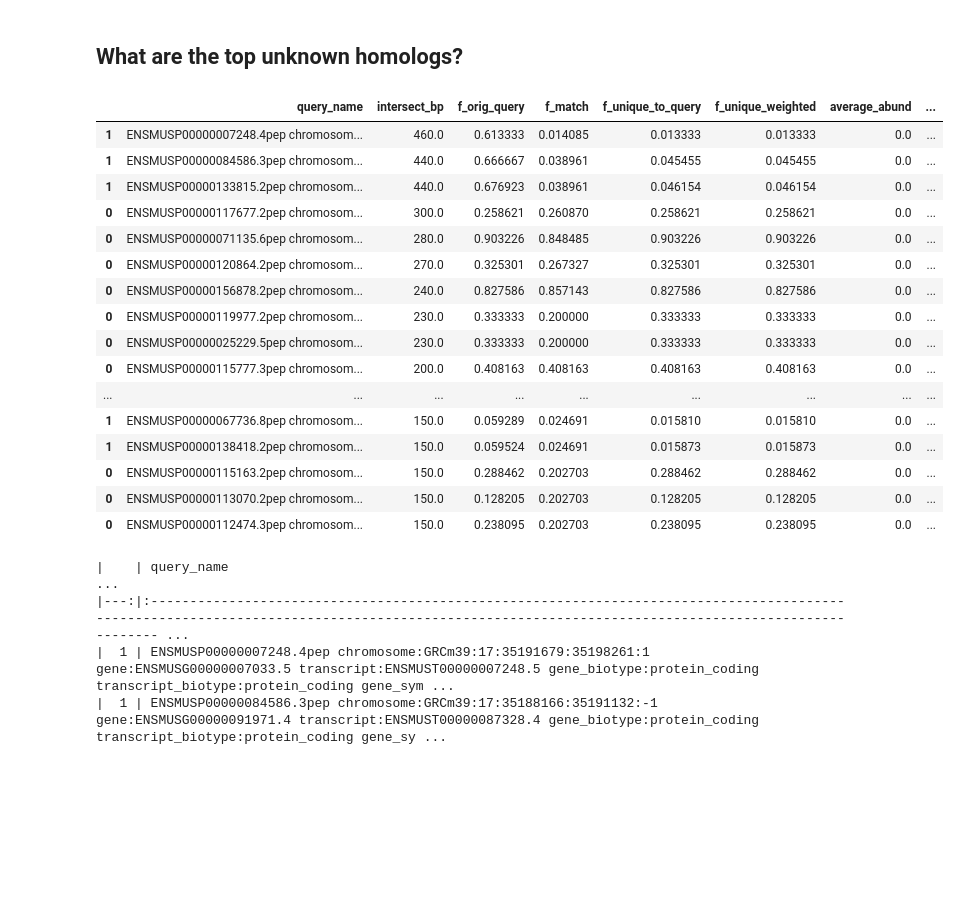
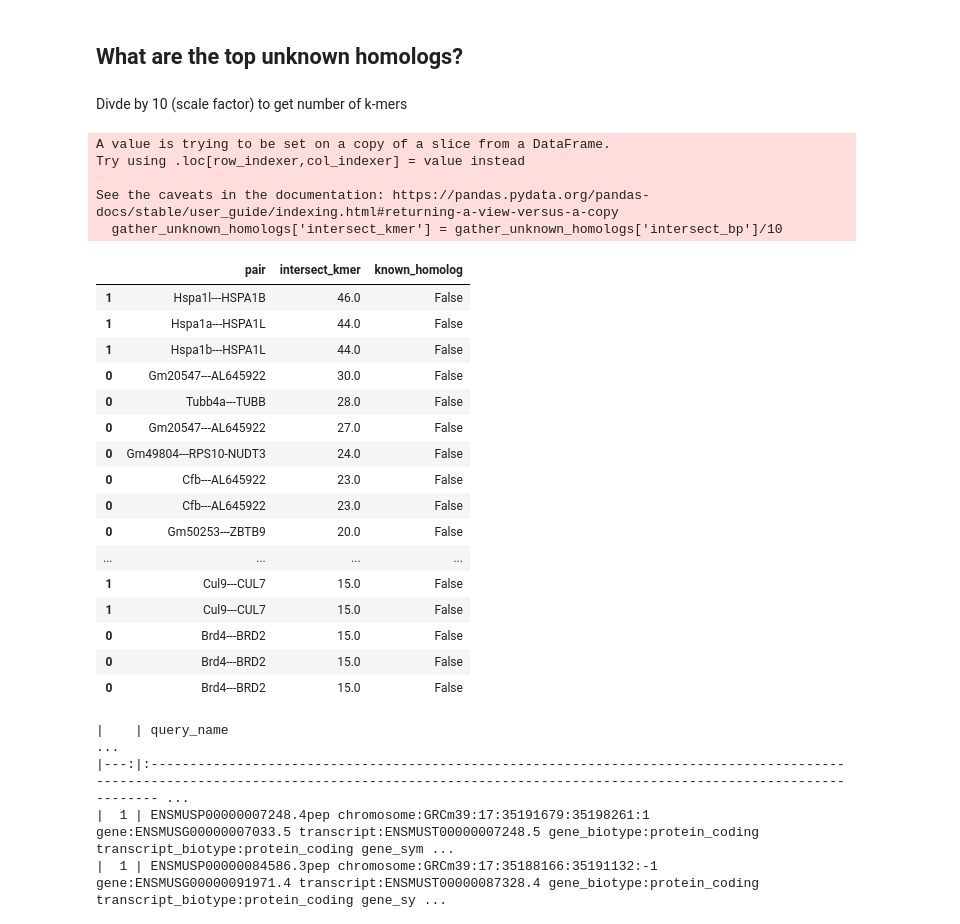
Before and after one commit to olgabot/botryllus-mhc, a Jupyter notebook: notebooks/003_human_mouse_hp_kmers.ipynb, the cells around one changed output. Drawn from its saved outputs; the diff is of its cells as text; code cells hidden in the pictures; blank space fills up the shorter version.

```diff
--- a/notebooks/003_human_mouse_hp_kmers.ipynb
+++ b/notebooks/003_human_mouse_hp_kmers.ipynb
@@ -65,0 +395,20 @@ human_mouse_homologs.head()
+# %%
+lines = []
+
+def rejoin_sorted(string, delimiter='|'):
+    if pd.isnull(string):
+        return string
+    return delimiter.join(sorted(string.split(delimiter)))
+
+# def get_human_mouse_symbol_product(df):
+for class_key, df in human_mouse_homologs.groupby("DB Class Key"):
+    organism = df["Common Organism Name"]
+    mouse_family = df.loc[organism == "mouse, laboratory", "mouse_gene_family"].map(rejoin_sorted)
+    human_family = df.loc[organism == "human", "human_gene_family"].map(rejoin_sorted)
+    lines.extend(itertools.product(mouse_family, human_family))
+    # break
+# lines = human_mouse_homologs.groupby('DB Class Key').apply(get_human_mouse_symbol_product)
+human_mouse_gene_family_pairs = pd.DataFrame(lines)
+human_mouse_gene_family_pairs.columns = ["mouse", "human"]
+print(human_mouse_gene_family_pairs.shape)
+human_mouse_gene_family_pairs.head()
@@ -67,7 +455,7 @@ human_mouse_homologs.head()
 lines = []
 
 # def get_human_mouse_symbol_product(df):
-for class_key, df in human_mouse_homologs.groupby('DB Class Key'):
+for class_key, df in human_mouse_homologs.groupby("DB Class Key"):
     organism = df["Common Organism Name"]
     mouse_symbols = df.loc[organism == "mouse, laboratory", "Symbol"].tolist()
     human_symbols = df.loc[organism == "human", "Symbol"].tolist()
@@ -75,5 +463,7 @@ for class_key, df in human_mouse_homologs.groupby('DB Class Key'):
     # break
 # lines = human_mouse_homologs.groupby('DB Class Key').apply(get_human_mouse_symbol_product)
 human_mouse_pairs = pd.DataFrame(lines)
+human_mouse_pairs.columns = ["mouse", "human"]
+print(human_mouse_pairs.shape)
 human_mouse_pairs.head()
 # %% [output]
@@ -120,3 +511,0 @@ human_mouse_pairs.tail()
-# %%
-human_mouse_pairs = human_mouse_pairs.rename(columns={0:'mouse', 1:'human'})
-human_mouse_pairs.head()
@@ -261,26 +697,38 @@ RNF8        1
 Name: human_gene_symbol, Length: 205, dtype: int64
 # %% [markdown]
 ## What are the top unknown homologs?
+# %% [markdown]
+Divde by 10 (scale factor) to get number of k-mers
+# %%
+gather_unknown_homologs['intersect_kmer'] = gather_unknown_homologs['intersect_bp']/10
+# %% [output]
+A value is trying to be set on a copy of a slice from a DataFrame.
+Try using .loc[row_indexer,col_indexer] = value instead
+
+See the caveats in the documentation: https://pandas.pydata.org/pandas-docs/stable/user_guide/indexing.html#returning-a-view-versus-a-copy
+  gather_unknown_homologs['intersect_kmer'] = gather_unknown_homologs['intersect_bp']/10
 # %%
-gather_unknown_homologs.sort_values('intersect_bp', ascending=False).head(20)
+gather_unknown_homologs.sort_values("intersect_bp", ascending=False).head(20)[
+    ["pair", "intersect_kmer", 'known_homolog']
+]
 # %% [output]
-|  | query_name | intersect_bp | f_orig_query | f_match | f_unique_to_query | f_unique_weighted | average_abund | ... |
-| 1 | ENSMUSP00000007248.4pep chromosom... | 460.0 | 0.613333 | 0.014085 | 0.013333 | 0.013333 | 0.0 | ... |
-| 1 | ENSMUSP00000084586.3pep chromosom... | 440.0 | 0.666667 | 0.038961 | 0.045455 | 0.045455 | 0.0 | ... |
-| 1 | ENSMUSP00000133815.2pep chromosom... | 440.0 | 0.676923 | 0.038961 | 0.046154 | 0.046154 | 0.0 | ... |
-| 0 | ENSMUSP00000117677.2pep chromosom... | 300.0 | 0.258621 | 0.260870 | 0.258621 | 0.258621 | 0.0 | ... |
-| 0 | ENSMUSP00000071135.6pep chromosom... | 280.0 | 0.903226 | 0.848485 | 0.903226 | 0.903226 | 0.0 | ... |
-| 0 | ENSMUSP00000120864.2pep chromosom... | 270.0 | 0.325301 | 0.267327 | 0.325301 | 0.325301 | 0.0 | ... |
-| 0 | ENSMUSP00000156878.2pep chromosom... | 240.0 | 0.827586 | 0.857143 | 0.827586 | 0.827586 | 0.0 | ... |
-| 0 | ENSMUSP00000119977.2pep chromosom... | 230.0 | 0.333333 | 0.200000 | 0.333333 | 0.333333 | 0.0 | ... |
-| 0 | ENSMUSP00000025229.5pep chromosom... | 230.0 | 0.333333 | 0.200000 | 0.333333 | 0.333333 | 0.0 | ... |
-| 0 | ENSMUSP00000115777.3pep chromosom... | 200.0 | 0.408163 | 0.408163 | 0.408163 | 0.408163 | 0.0 | ... |
-| ... | ... | ... | ... | ... | ... | ... | ... | ... |
-| 1 | ENSMUSP00000067736.8pep chromosom... | 150.0 | 0.059289 | 0.024691 | 0.015810 | 0.015810 | 0.0 | ... |
-| 1 | ENSMUSP00000138418.2pep chromosom... | 150.0 | 0.059524 | 0.024691 | 0.015873 | 0.015873 | 0.0 | ... |
-| 0 | ENSMUSP00000115163.2pep chromosom... | 150.0 | 0.288462 | 0.202703 | 0.288462 | 0.288462 | 0.0 | ... |
-| 0 | ENSMUSP00000113070.2pep chromosom... | 150.0 | 0.128205 | 0.202703 | 0.128205 | 0.128205 | 0.0 | ... |
-| 0 | ENSMUSP00000112474.3pep chromosom... | 150.0 | 0.238095 | 0.202703 | 0.238095 | 0.238095 | 0.0 | ... |
+|  | pair | intersect_kmer | known_homolog |
+| 1 | Hspa1l---HSPA1B | 46.0 | False |
+| 1 | Hspa1a---HSPA1L | 44.0 | False |
+| 1 | Hspa1b---HSPA1L | 44.0 | False |
+| 0 | Gm20547---AL645922 | 30.0 | False |
+| 0 | Tubb4a---TUBB | 28.0 | False |
+| 0 | Gm20547---AL645922 | 27.0 | False |
+| 0 | Gm49804---RPS10-NUDT3 | 24.0 | False |
+| 0 | Cfb---AL645922 | 23.0 | False |
+| 0 | Cfb---AL645922 | 23.0 | False |
+| 0 | Gm50253---ZBTB9 | 20.0 | False |
+| ... | ... | ... | ... |
+| 1 | Cul9---CUL7 | 15.0 | False |
+| 1 | Cul9---CUL7 | 15.0 | False |
+| 0 | Brd4---BRD2 | 15.0 | False |
+| 0 | Brd4---BRD2 | 15.0 | False |
+| 0 | Brd4---BRD2 | 15.0 | False |
 # %%
 print(gather_unknown_homologs.sort_values('intersect_bp', ascending=False).head(20).to_markdown())
 # %% [output]
```
Also changed, not shown: parts of 110 cells of this notebook, 37 other files.
